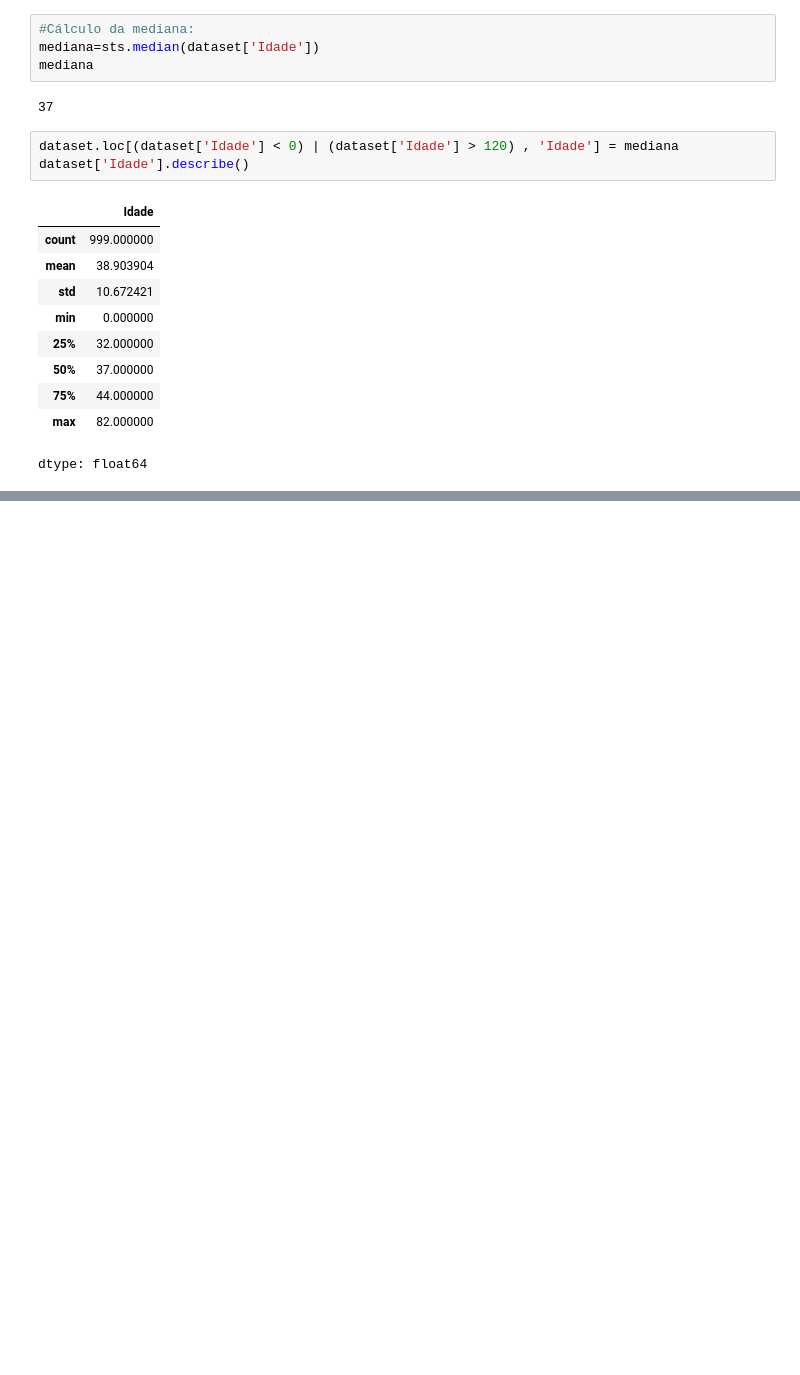
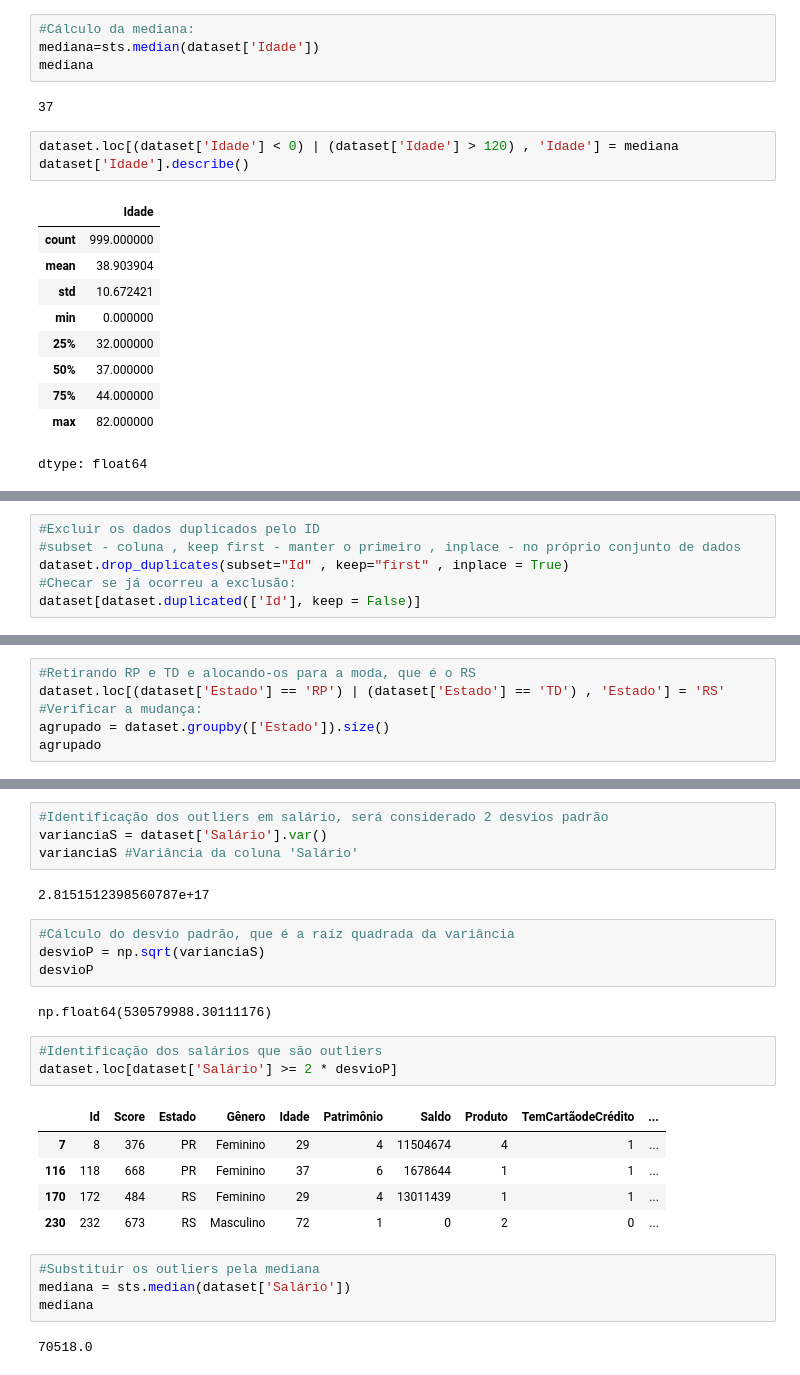
Before and after one commit to natalia973/Data-Science-Data-Analytics, a Jupyter notebook: Limpeza_e_tratamento_com_Python.ipynb, the cells around one changed output, grey strips where cells are left out. Cells and saved outputs as stored; diff of their text form; blank space fills up the shorter version.

```diff
--- a/Limpeza_e_tratamento_com_Python.ipynb
+++ b/Limpeza_e_tratamento_com_Python.ipynb
@@ -207,0 +217,6 @@ dtype: float64
+# %%
+#Excluir os dados duplicados pelo ID
+#subset - coluna , keep first - manter o primeiro , inplace - no próprio conjunto de dados
+dataset.drop_duplicates(subset="Id" , keep="first" , inplace = True)
+#Checar se já ocorreu a exclusão:
+dataset[dataset.duplicated(['Id'], keep = False)]
@@ -207,0 +240,6 @@ dtype: float64
+# %%
+#Retirando RP e TD e alocando-os para a moda, que é o RS
+dataset.loc[(dataset['Estado'] == 'RP') | (dataset['Estado'] == 'TD') , 'Estado'] = 'RS'
+#Verificar a mudança:
+agrupado = dataset.groupby(['Estado']).size()
+agrupado
@@ -207,0 +254,27 @@ dtype: float64
+# %%
+#Identificação dos outliers em salário, será considerado 2 desvios padrão
+varianciaS = dataset['Salário'].var()
+varianciaS #Variância da coluna 'Salário'
+# %% [output]
+2.8151512398560787e+17
+# %%
+#Cálculo do desvio padrão, que é a raíz quadrada da variância
+desvioP = np.sqrt(varianciaS)
+desvioP
+# %% [output]
+np.float64(530579988.30111176)
+# %%
+#Identificação dos salários que são outliers
+dataset.loc[dataset['Salário'] >= 2 * desvioP]
+# %% [output]
+|  | Id | Score | Estado | Gênero | Idade | Patrimônio | Saldo | Produto | TemCartãodeCrédito | ... |
+| 7 | 8 | 376 | PR | Feminino | 29 | 4 | 11504674 | 4 | 1 | ... |
+| 116 | 118 | 668 | PR | Feminino | 37 | 6 | 1678644 | 1 | 1 | ... |
+| 170 | 172 | 484 | RS | Feminino | 29 | 4 | 13011439 | 1 | 1 | ... |
+| 230 | 232 | 673 | RS | Masculino | 72 | 1 | 0 | 2 | 0 | ... |
+# %%
+#Substituir os outliers pela mediana
+mediana = sts.median(dataset['Salário'])
+mediana
+# %% [output]
+70518.0
```
Also changed, not shown: parts of 9 cells of this notebook.
